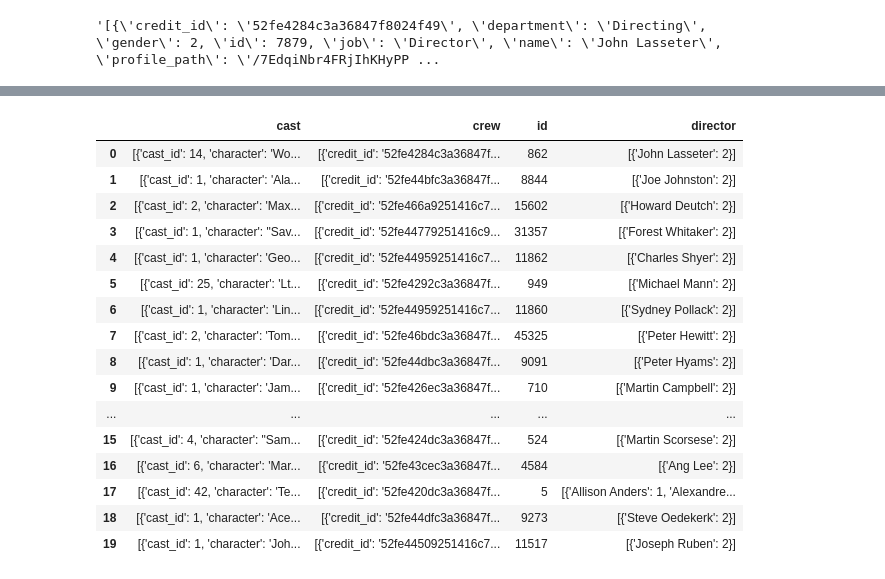
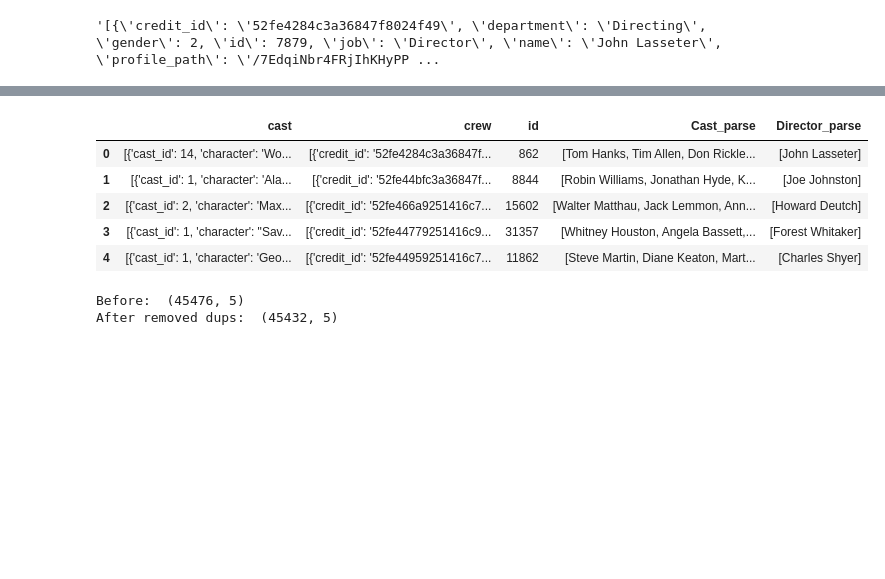
Before and after one commit to slimrivermoi/Techlabs-DS5, a Jupyter notebook: edit_data/Lee/data_cleanup_credits_df_parse.ipynb, the cells around one changed output, grey strips where cells are left out. Cells and saved outputs as stored; diff of their text form; code cells hidden in the pictures; blank space fills up the shorter version.

```diff
--- a/edit_data/Lee/data_cleanup_credits_df_parse.ipynb
+++ b/edit_data/Lee/data_cleanup_credits_df_parse.ipynb
@@ -25,8 +25,8 @@ def extract_names(cast_string):
     return names
 
 # Apply the function to the DataFrame
-credits_df['cast_names'] = credits_df['cast'].apply(extract_names)
+credits_df['Cast_parse'] = credits_df['cast'].apply(extract_names)
 
 # Display the DataFrame
-credits_df.head(20)
+credits_df.head()
 # %% [output]
@@ -65,32 +88,29 @@ credits_df['crew'][0]
 # %%
 # Function to parse the string and extract names
 def extract_names(crew_string):
     # Safely evaluate the string to a Python object
     crew_list = ast.literal_eval(crew_string)
     # Extract names to a dictionary with condition if job = director
-    director = [{crew['name']:crew['gender'] for crew in crew_list if crew['job']=='Director'}]
+    director = [crew['name'] for crew in crew_list if crew['job']=='Director']
     return director
 
 # Apply the function to the DataFrame
-credits_df['director'] = credits_df['crew'].apply(extract_names)
+credits_df['Director_parse'] = credits_df['crew'].apply(extract_names)
 
 # Display the DataFrame
-credits_df.head(20)
+credits_df.head()
 # %% [output]
-|  | cast | crew | id | director |
-| 0 | [{'cast_id': 14, 'character': 'Wo... | [{'credit_id': '52fe4284c3a36847f... | 862 | [{'John Lasseter': 2}] |
-| 1 | [{'cast_id': 1, 'character': 'Ala... | [{'credit_id': '52fe44bfc3a36847f... | 8844 | [{'Joe Johnston': 2}] |
-| 2 | [{'cast_id': 2, 'character': 'Max... | [{'credit_id': '52fe466a9251416c7... | 15602 | [{'Howard Deutch': 2}] |
-| 3 | [{'cast_id': 1, 'character': "Sav... | [{'credit_id': '52fe44779251416c9... | 31357 | [{'Forest Whitaker': 2}] |
-| 4 | [{'cast_id': 1, 'character': 'Geo... | [{'credit_id': '52fe44959251416c7... | 11862 | [{'Charles Shyer': 2}] |
-| 5 | [{'cast_id': 25, 'character': 'Lt... | [{'credit_id': '52fe4292c3a36847f... | 949 | [{'Michael Mann': 2}] |
-| 6 | [{'cast_id': 1, 'character': 'Lin... | [{'credit_id': '52fe44959251416c7... | 11860 | [{'Sydney Pollack': 2}] |
-| 7 | [{'cast_id': 2, 'character': 'Tom... | [{'credit_id': '52fe46bdc3a36847f... | 45325 | [{'Peter Hewitt': 2}] |
-| 8 | [{'cast_id': 1, 'character': 'Dar... | [{'credit_id': '52fe44dbc3a36847f... | 9091 | [{'Peter Hyams': 2}] |
-| 9 | [{'cast_id': 1, 'character': 'Jam... | [{'credit_id': '52fe426ec3a36847f... | 710 | [{'Martin Campbell': 2}] |
-| ... | ... | ... | ... | ... |
-| 15 | [{'cast_id': 4, 'character': "Sam... | [{'credit_id': '52fe424dc3a36847f... | 524 | [{'Martin Scorsese': 2}] |
-| 16 | [{'cast_id': 6, 'character': 'Mar... | [{'credit_id': '52fe43cec3a36847f... | 4584 | [{'Ang Lee': 2}] |
-| 17 | [{'cast_id': 42, 'character': 'Te... | [{'credit_id': '52fe420dc3a36847f... | 5 | [{'Allison Anders': 1, 'Alexandre... |
-| 18 | [{'cast_id': 1, 'character': 'Ace... | [{'credit_id': '52fe44dfc3a36847f... | 9273 | [{'Steve Oedekerk': 2}] |
-| 19 | [{'cast_id': 1, 'character': 'Joh... | [{'credit_id': '52fe44509251416c7... | 11517 | [{'Joseph Ruben': 2}] |
+|  | cast | crew | id | Cast_parse | Director_parse |
+| 0 | [{'cast_id': 14, 'character': 'Wo... | [{'credit_id': '52fe4284c3a36847f... | 862 | [Tom Hanks, Tim Allen, Don Rickle... | [John Lasseter] |
+| 1 | [{'cast_id': 1, 'character': 'Ala... | [{'credit_id': '52fe44bfc3a36847f... | 8844 | [Robin Williams, Jonathan Hyde, K... | [Joe Johnston] |
+| 2 | [{'cast_id': 2, 'character': 'Max... | [{'credit_id': '52fe466a9251416c7... | 15602 | [Walter Matthau, Jack Lemmon, Ann... | [Howard Deutch] |
+| 3 | [{'cast_id': 1, 'character': "Sav... | [{'credit_id': '52fe44779251416c9... | 31357 | [Whitney Houston, Angela Bassett,... | [Forest Whitaker] |
+| 4 | [{'cast_id': 1, 'character': 'Geo... | [{'credit_id': '52fe44959251416c7... | 11862 | [Steve Martin, Diane Keaton, Mart... | [Charles Shyer] |
+# %%
+## Remove duplicates in credits_df
+print('Before: ', credits_df.shape)
+credits_df = credits_df.loc[~credits_df.duplicated(subset=['id'])].reset_index(drop=True).copy()
+print('After removed dups: ', credits_df.shape)
+# %% [output]
+Before:  (45476, 5)
+After removed dups:  (45432, 5)
```
Also changed, not shown: parts of 8 cells of this notebook, 2 other files.
